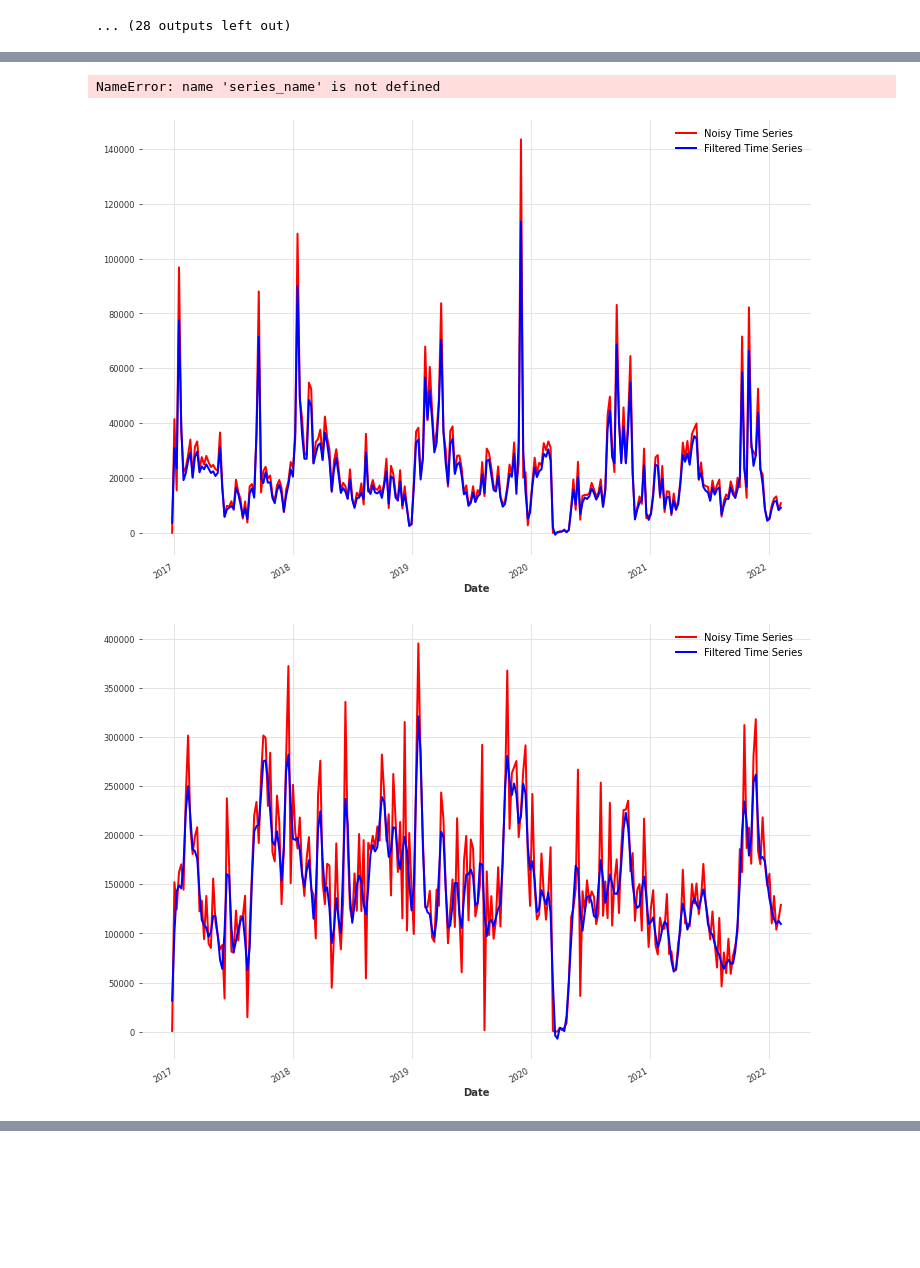
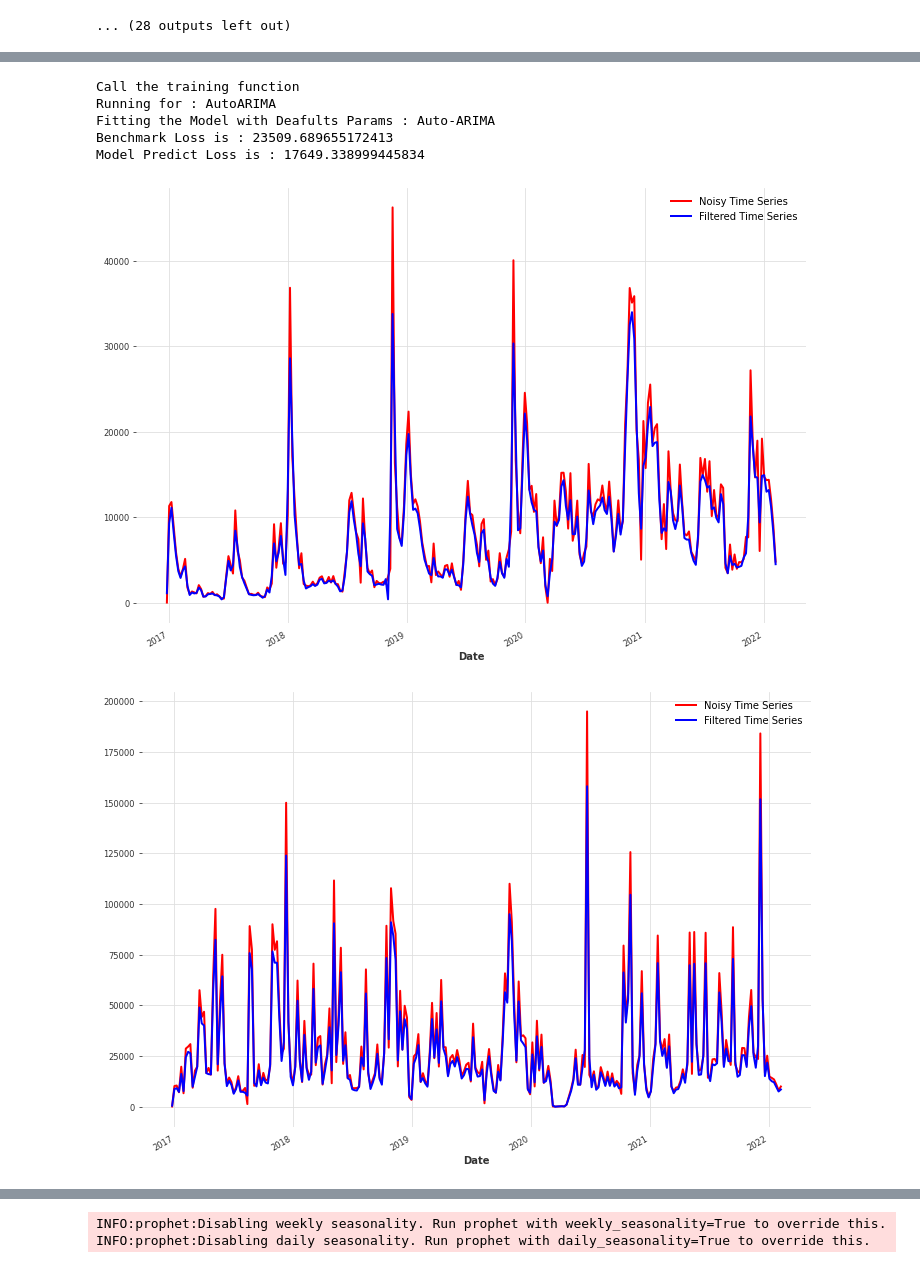
Before and after one commit to lec00q/Time_Series_Modelling, a Jupyter notebook: All_Model_Trial.ipynb, the cells around one changed output, grey strips where cells are left out. Saved outputs shown, nothing was run; the diff lists cells and outputs as text; code cells hidden in the pictures; blank space fills up the shorter version.

```diff
--- a/All_Model_Trial.ipynb
+++ b/All_Model_Trial.ipynb
@@ -330,7 +330,7 @@ def call_timeseries(train_column,benchmark_column):
     timeseries_input.plot(color="red", label="Noisy Time Series")
     filtered_x.plot(color="blue", label="Filtered Time Series")
     plt.legend()
-    plt.savefig(series_name + 'filtered' + "/" + train_column + '.png')
+#     plt.savefig(series_name + 'filtered' + "/" + train_column + '.png')
 
     train_data , val_data_filtered = timeseries_input.split_before(pd.Timestamp('2021-01-04'))
 
@@ -341,8 +341,11 @@ def call_timeseries(train_column,benchmark_column):
     return train_data,val_data,benchmark_data,timeseries_input
 
 
-train_series = ["req_ThunB2B_Sorter", "req_ThunB2C","req_ThunB2B_AA", "req_ThunB2B_PP" ]
-benchmark_series = ["BOL_B2B Sorter Thun", "BOL_B2C Thun","BOL_B2B AA Thun", "BOL_B2B P&P Thun"]
+# train_series = ["req_ThunB2B_Sorter", "req_ThunB2C","req_ThunB2B_AA", "req_ThunB2B_PP" ]
+# benchmark_series = ["BOL_B2B Sorter Thun", "BOL_B2C Thun","BOL_B2B AA Thun", "BOL_B2B P&P Thun"]
+
+train_series = ["req_ThunB2B_AA", "req_ThunB2B_PP" ]
+benchmark_series = ["BOL_B2B AA Thun", "BOL_B2B P&P Thun"]
 
 
 for i in range(len(train_series)):
@@ -361,8 +364,12 @@ Running for  req_ThunB2B_Sorter
 ABNORMAL_TERMINATION_IN_LNSRCH.
 
 Increase the number of iterations (max_iter) or scale the data as shown in:
     https://scikit-learn.org/stable/modules/preprocessing.html
   _check_optimize_result("lbfgs", opt_res)
-NameError: name 'series_name' is not defined
+Call the training function
+Running for : AutoARIMA
+Fitting the Model with Deafults Params : Auto-ARIMA
+Benchmark Loss is : 23509.689655172413
+Model Predict Loss is : 17649.338999445834
-[figure, old version]
+[figure, new version]
-[figure, old version]
+[figure, new version]
@@ -368,0 +377,2 @@ NameError: name 'series_name' is not defined
+INFO:prophet:Disabling weekly seasonality. Run prophet with weekly_seasonality=True to override this.
+INFO:prophet:Disabling daily seasonality. Run prophet with daily_seasonality=True to override this.
```
Also changed, not shown: parts of 1 cell of this notebook, 29 other files.
